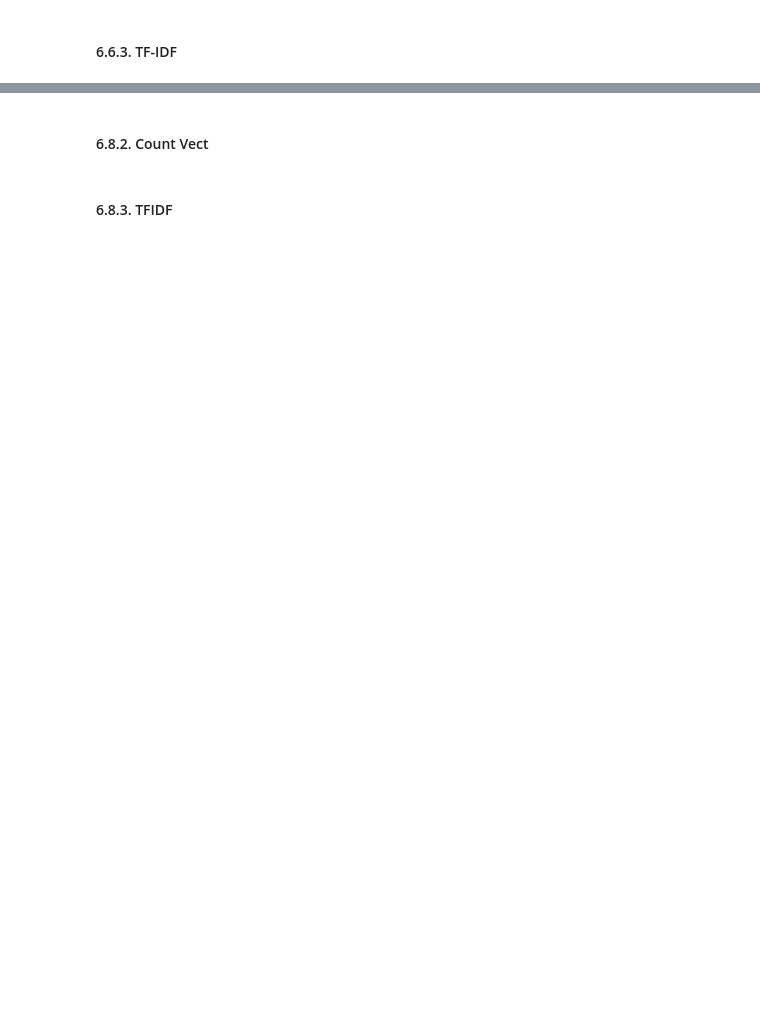
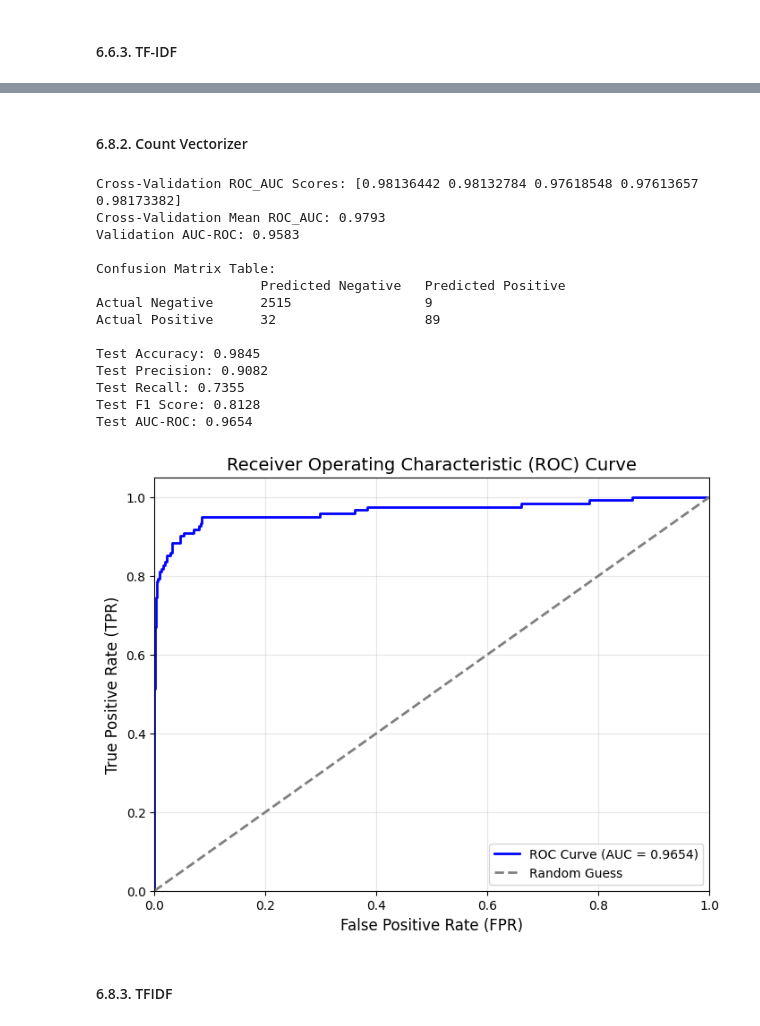
Before and after one commit to undeser/fake-jobs-detection, a Jupyter notebook: notebook.ipynb, the cells around one changed output, grey strips where cells are left out. Drawn from its saved outputs; the diff is of its cells as text; code cells hidden in the pictures; blank space fills up the shorter version.

```diff
--- a/notebook.ipynb
+++ b/notebook.ipynb
@@ -1012,7 +1086,23 @@ evaluate_model(LGBmodel, X_train_cat, y_train_cat, X_val_cat, y_val_cat, X_test_
 # %% [markdown]
-#### 6.8.2. Count Vect
+#### 6.8.2. Count Vectorizer
 # %%
-evaluate_model(LGBmodel, X_train_count, y_train, X_val_count, y_val, X_test_count, y_test, 'lgb-count', scoring='roc_auc')
+evaluate_model(mlp_model_count,X_train_count, y_train, X_val_count, y_val, X_test_count, y_test, 'mlp-count', scoring='roc_auc')
+# %% [output]
+Cross-Validation ROC_AUC Scores: [0.98136442 0.98132784 0.97618548 0.97613657 0.98173382]
+Cross-Validation Mean ROC_AUC: 0.9793
+Validation AUC-ROC: 0.9583
+
+Confusion Matrix Table:
+                     Predicted Negative   Predicted Positive
+Actual Negative      2515                 9
+Actual Positive      32                   89
+
+Test Accuracy: 0.9845
+Test Precision: 0.9082
+Test Recall: 0.7355
+Test F1 Score: 0.8128
+Test AUC-ROC: 0.9654
+[figure, added]
 # %% [markdown]
 #### 6.8.3. TFIDF
 # %%
```
Also changed, not shown: parts of 49 cells of this notebook, 22 other files.
